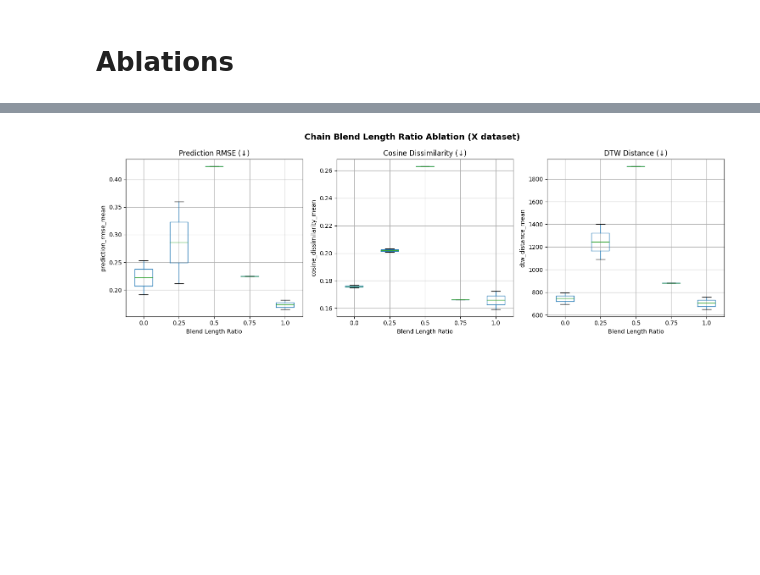
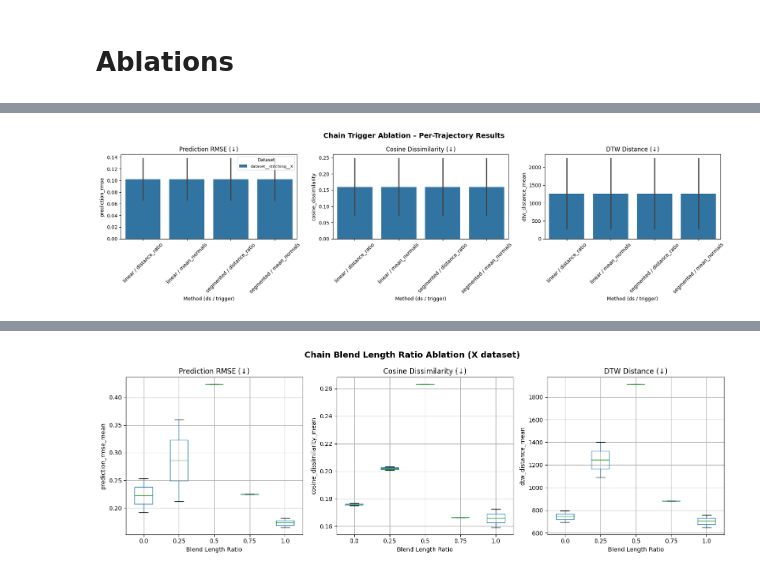
Before and after one commit to KilianFt/DemoStitching, a Jupyter notebook: plots.ipynb, the cells around one changed output, grey strips where cells are left out. Cells and saved outputs as stored; diff of their text form; code cells hidden in the pictures; blank space fills up the shorter version.

```diff
--- a/plots.ipynb
+++ b/plots.ipynb
@@ -106,3 +186,41 @@ print(table.to_markdown(index=False))
+# %%
+import matplotlib.pyplot as plt
+import seaborn as sns
+
+metrics = [
+    ("prediction_rmse", "Prediction RMSE (↓)"),
+    ("cosine_dissimilarity", "Cosine Dissimilarity (↓)"),
+    ("dtw_distance_mean", "DTW Distance (↓)"),
+]
+
+datasets = chain_detail_df["dataset_slug"].unique()
+
+fig, axes = plt.subplots(1, len(metrics), figsize=(6 * len(metrics), 5), squeeze=False)
+
+for col_idx, (metric, title) in enumerate(metrics):
+    ax = axes[0][col_idx]
+    sns.barplot(
+        data=chain_detail_df,
+        x="method_label",
+        y=metric,
+        hue="dataset_slug",
+        ax=ax,
+        errorbar="sd",
+    )
+    ax.set_title(title)
+    ax.tick_params(axis="x", rotation=45)
+    ax.set_xlabel("Method (ds / trigger)")
+    ax.set_ylabel(metric)
+    if col_idx > 0:
+        ax.get_legend().remove()
+    else:
+        ax.legend(title="Dataset", fontsize=8, title_fontsize=9)
+
+fig.suptitle("Chain Trigger Ablation – Per-Trajectory Results", fontsize=14, fontweight="bold")
+plt.tight_layout()
+plt.show()
+# %% [output]
+[figure, added]
 # %%
 chain_blend_df = pd.read_csv("results/sweep_chain_blend/sweep_results.csv")
 chain_blend_df[chain_blend_df.dataset_slug == "dataset__stitching__X"][["prediction_rmse_mean", "cosine_dissimilarity_mean", "dtw_distance_mean", "chain_blend_length_ratio", "seed", "duration_s"]].groupby(["chain_blend_length_ratio"]).mean().reset_index()
```
Also changed, not shown: parts of 18 cells of this notebook, 24 other files.
